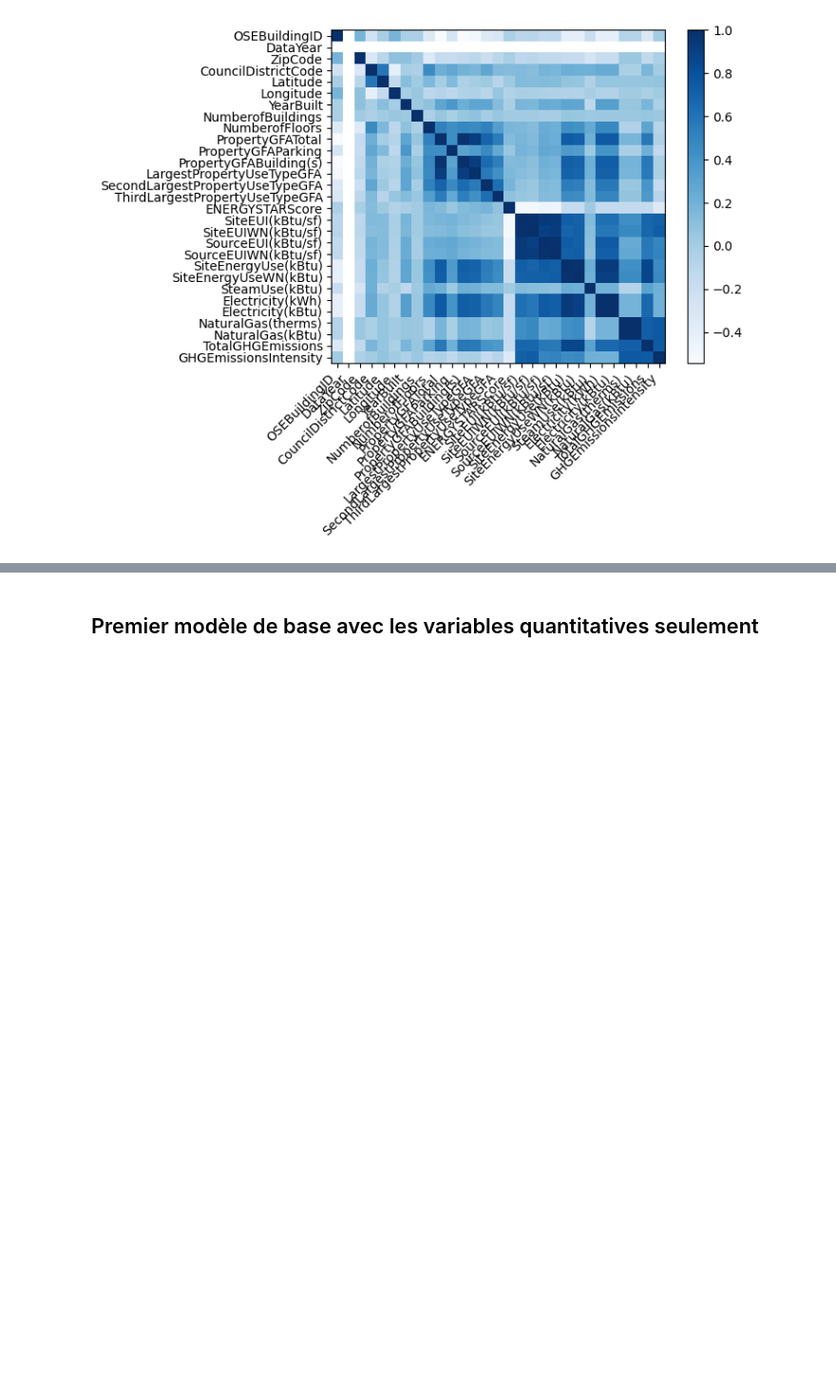
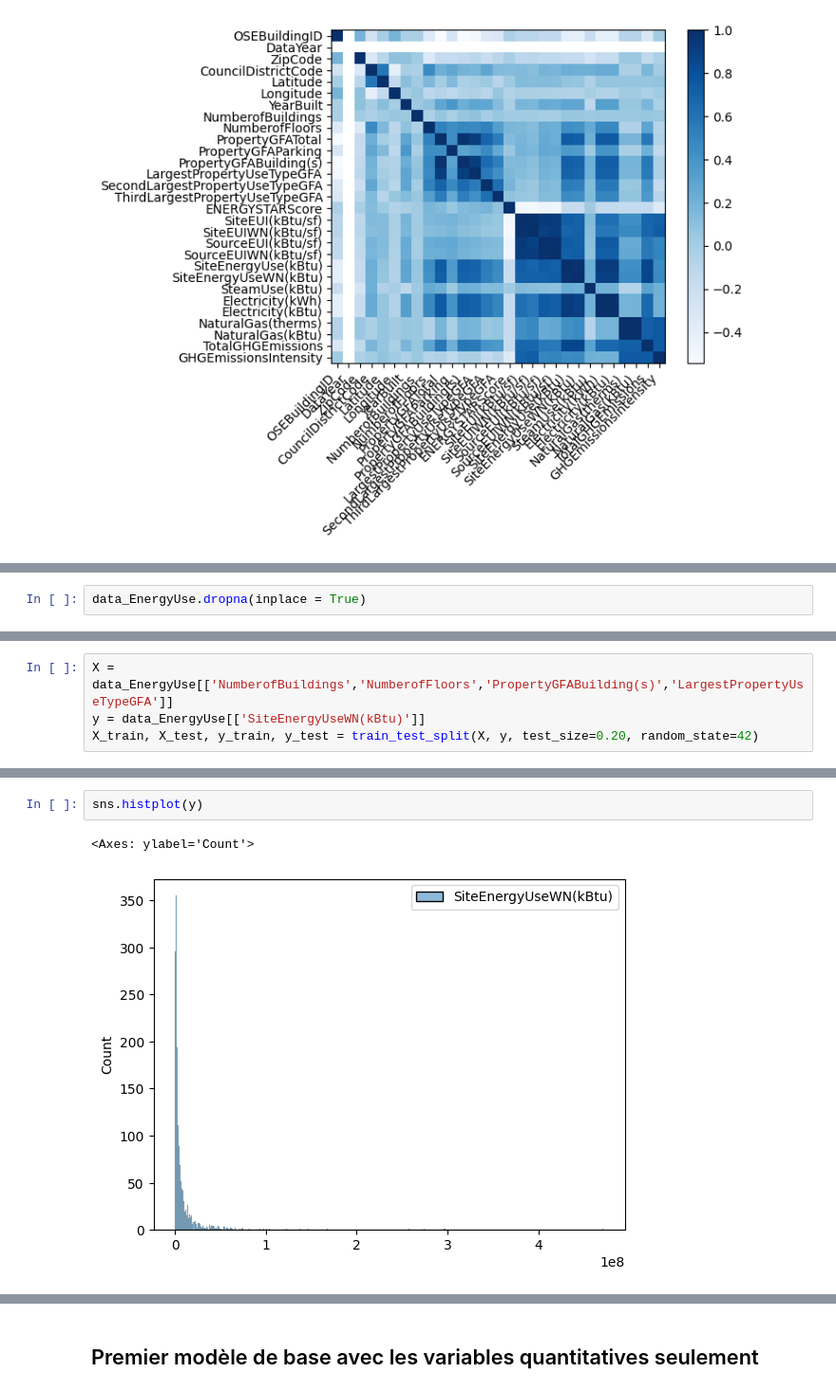
Before and after one commit to Manon-56/OC_P4, a Jupyter notebook: Projet4_notebook.ipynb, the cells around one changed output, grey strips where cells are left out. Shown at 95% size. Saved outputs shown, nothing was run; the diff lists cells and outputs as text; blank space fills up the shorter version.

Commit message:
state march 21st

```diff
--- a/Projet4_notebook.ipynb
+++ b/Projet4_notebook.ipynb
@@ -480,0 +486,2 @@ plt.show()
+# %%
+data_EnergyUse.dropna(inplace = True)
@@ -480,0 +495,4 @@ plt.show()
+# %%
+X = data_EnergyUse[['NumberofBuildings','NumberofFloors','PropertyGFABuilding(s)','LargestPropertyUseTypeGFA']]
+y = data_EnergyUse[['SiteEnergyUseWN(kBtu)']]
+X_train, X_test, y_train, y_test = train_test_split(X, y, test_size=0.20, random_state=42)
@@ -480,0 +511,5 @@ plt.show()
+# %%
+sns.histplot(y)
+# %% [output]
+<Axes: ylabel='Count'>
+[figure, added]
```
Also changed, not shown: parts of 26 cells of this notebook, 1 other file.
